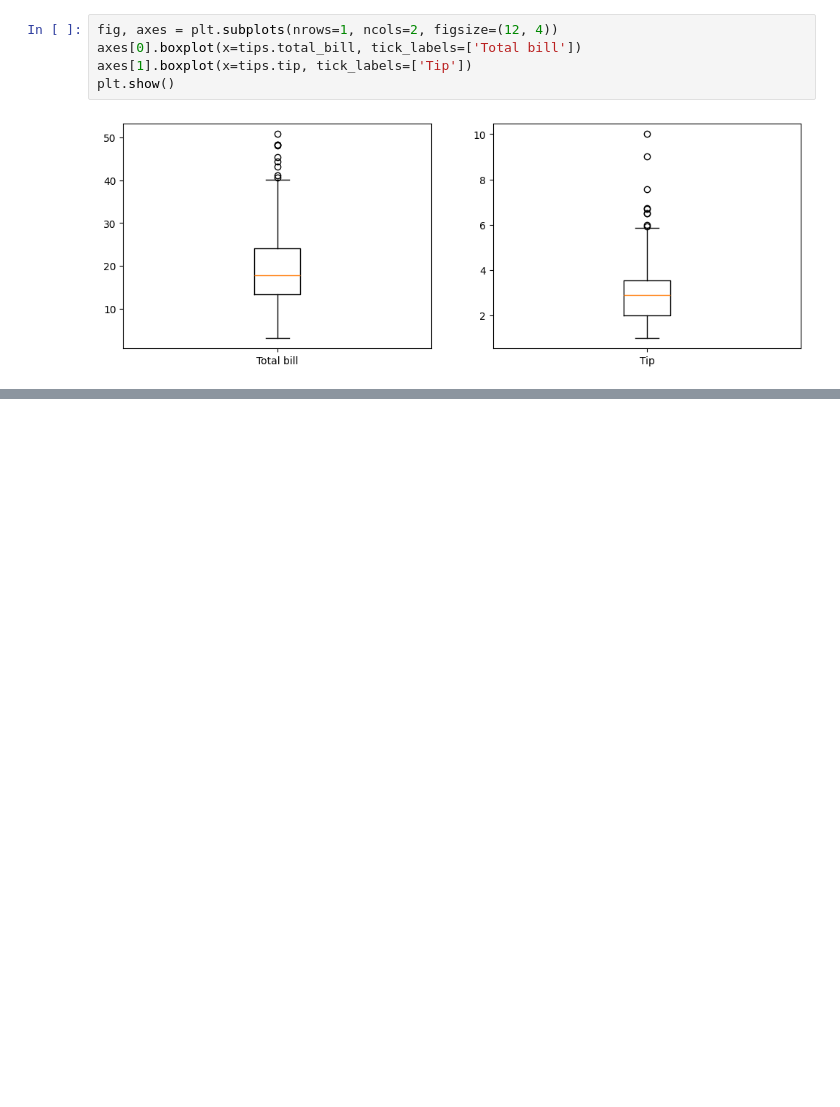
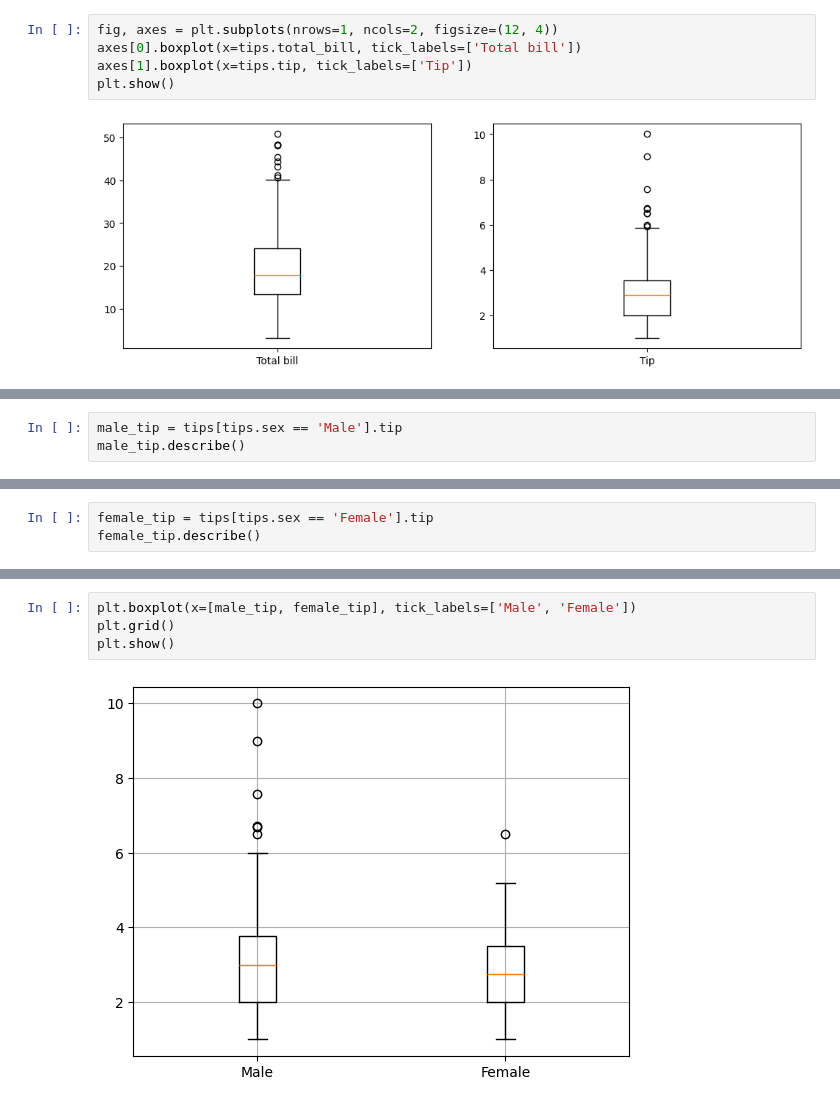
Before and after one commit to JakeOh/202504_itwill_oracle88, a Jupyter notebook: python20.ipynb, the cells around one changed output, grey strips where cells are left out. Cells and saved outputs as stored; diff of their text form; blank space fills up the shorter version.

Commit message:
box plot

```diff
--- a/python20.ipynb
+++ b/python20.ipynb
@@ -197,0 +204,3 @@ plt.show()
+# %%
+male_tip = tips[tips.sex == 'Male'].tip
+male_tip.describe()
@@ -197,0 +218,3 @@ plt.show()
+# %%
+female_tip = tips[tips.sex == 'Female'].tip
+female_tip.describe()
@@ -197,0 +232,6 @@ plt.show()
+# %%
+plt.boxplot(x=[male_tip, female_tip], tick_labels=['Male', 'Female'])
+plt.grid()
+plt.show()
+# %% [output]
+[figure, added]
```
Also changed, not shown: parts of 10 cells of this notebook.
